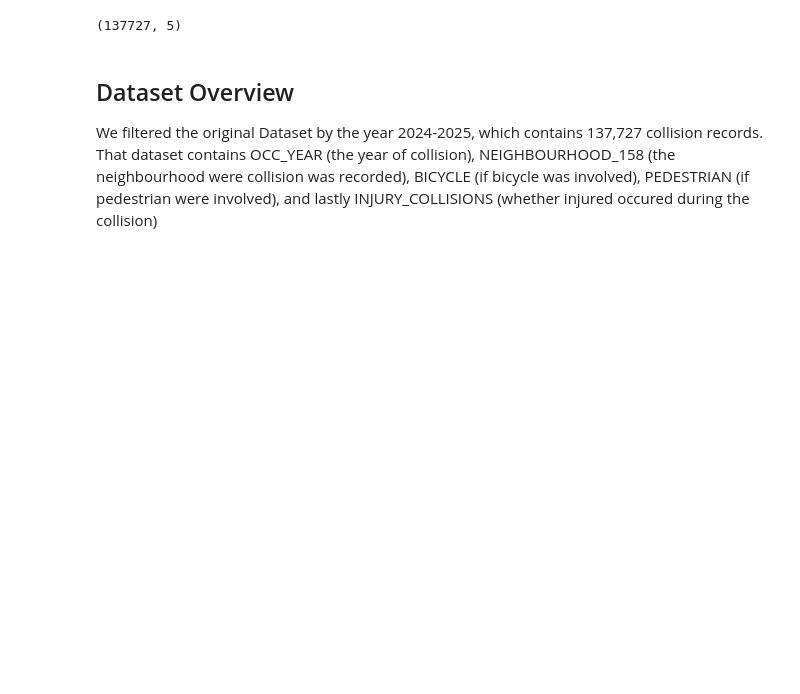
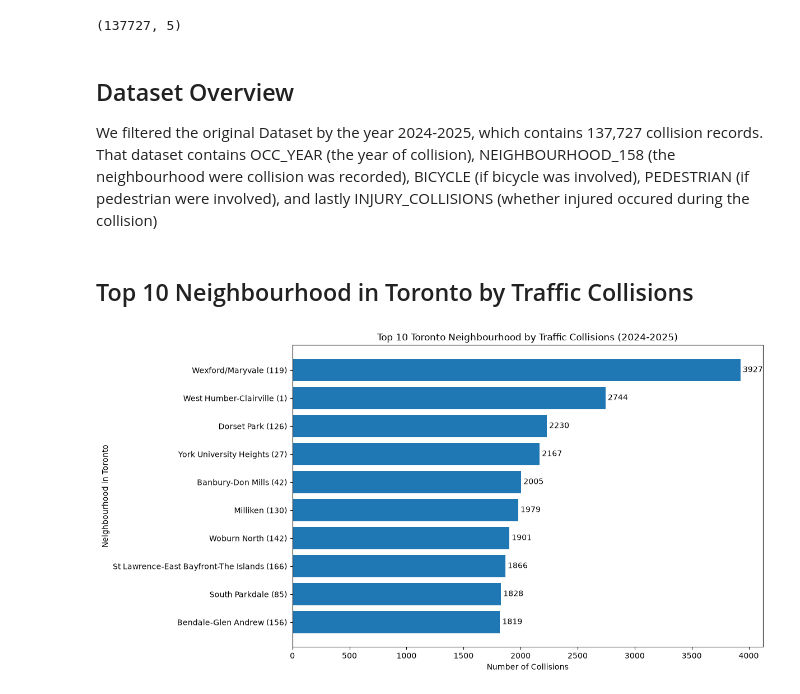
Before and after one commit to 2494-Gen-AI-CN/Achint_pal_singh---Pranav_Patel, a Jupyter notebook: geographic_report.ipynb, the cells around one changed output. Cells and saved outputs as stored; diff of their text form; code cells hidden in the pictures; blank space fills up the shorter version.

Commit message:
Ran function to display top neighbourhood plot

```diff
--- a/geographic_report.ipynb
+++ b/geographic_report.ipynb
@@ -14,3 +14,9 @@ df.shape
 ## Dataset Overview
 
 We filtered the original Dataset by the year 2024-2025, which contains 137,727 collision records. That dataset contains OCC_YEAR (the year of collision), NEIGHBOURHOOD_158 (the neighbourhood were collision was recorded), BICYCLE (if bicycle was involved), PEDESTRIAN (if pedestrian were involved), and lastly INJURY_COLLISIONS (whether injured occured during the collision)
+# %% [markdown]
+## Top 10 Neighbourhood in Toronto by Traffic Collisions
+# %%
+plot_top_neighbourhood(df)
+# %% [output]
+[figure, added]
```
